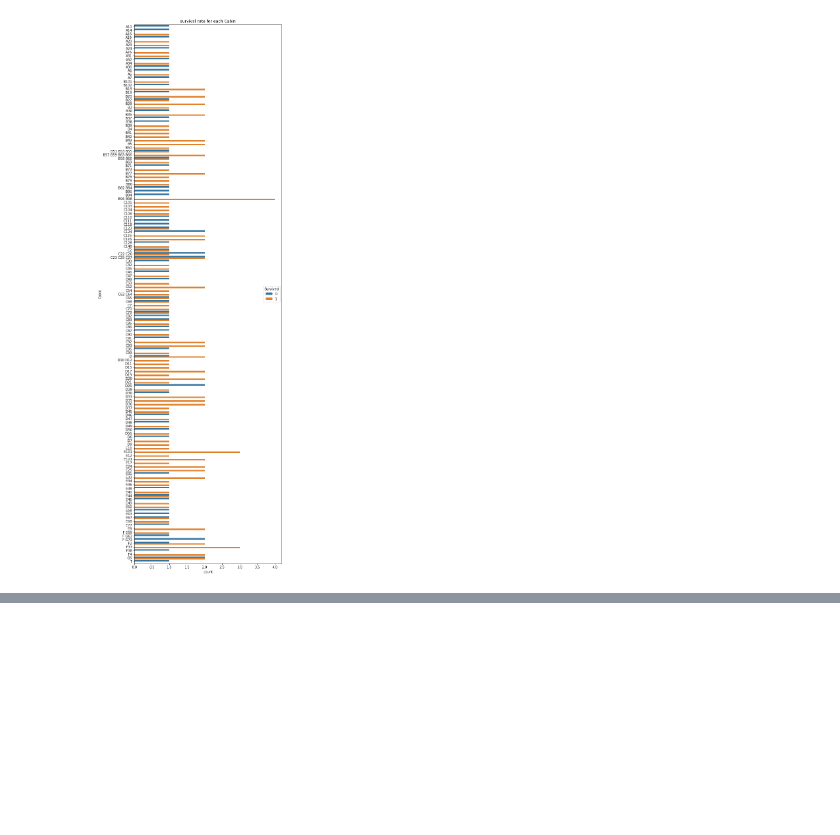
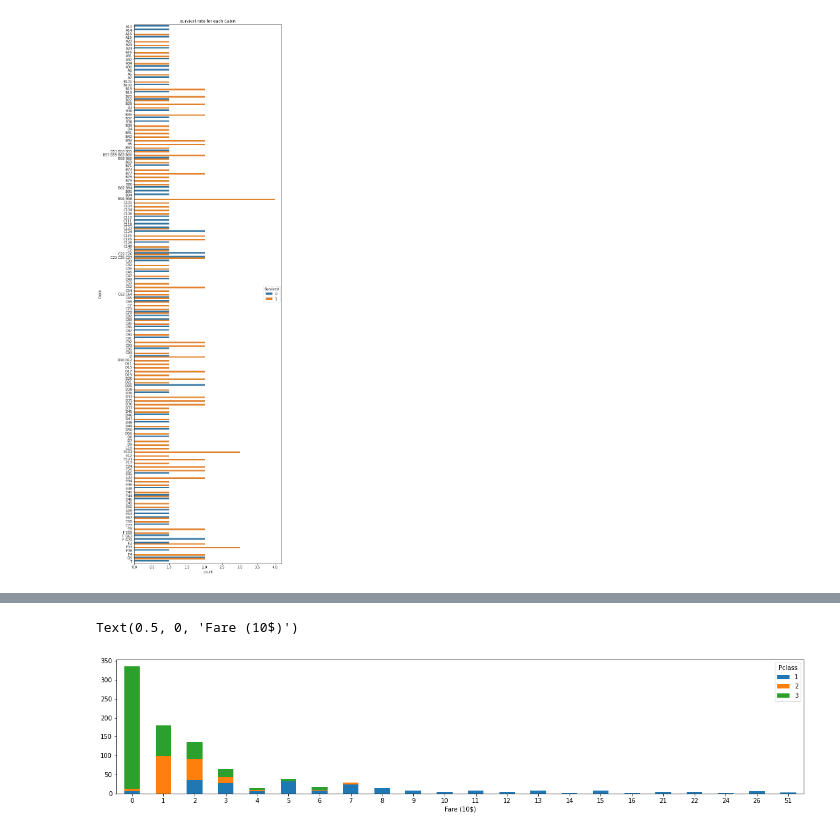
Before and after one commit to JavierOramas/kaggle-titanic, a Jupyter notebook: full_analysis.ipynb, the cells around one changed output, grey strips where cells are left out. Cells and saved outputs as stored; diff of their text form; code cells hidden in the pictures; blank space fills up the shorter version.

```diff
--- a/full_analysis.ipynb
+++ b/full_analysis.ipynb
@@ -142,0 +174,5 @@ NameError: name 'ply' is not defined
+# %%
+df.groupby(['Fare', 'Pclass'])['Fare'].count().unstack('Pclass').plot(kind='bar', rot=0, stacked=True, figsize=(20,4)).set_xlabel('Fare (10$)')
+# %% [output]
+Text(0.5, 0, 'Fare (10$)')
+[figure, added]
```
Also changed, not shown: parts of 8 cells of this notebook.
